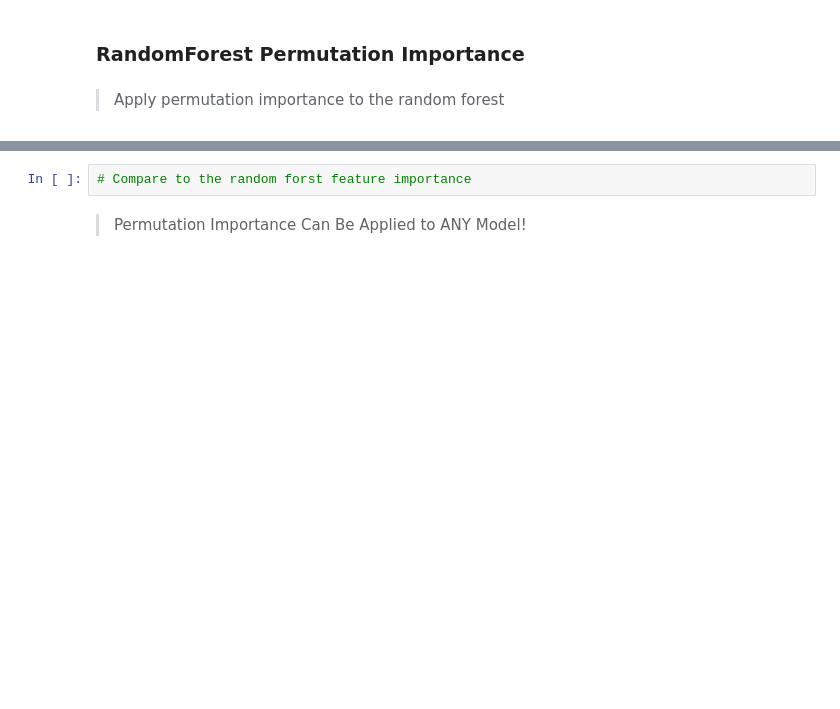
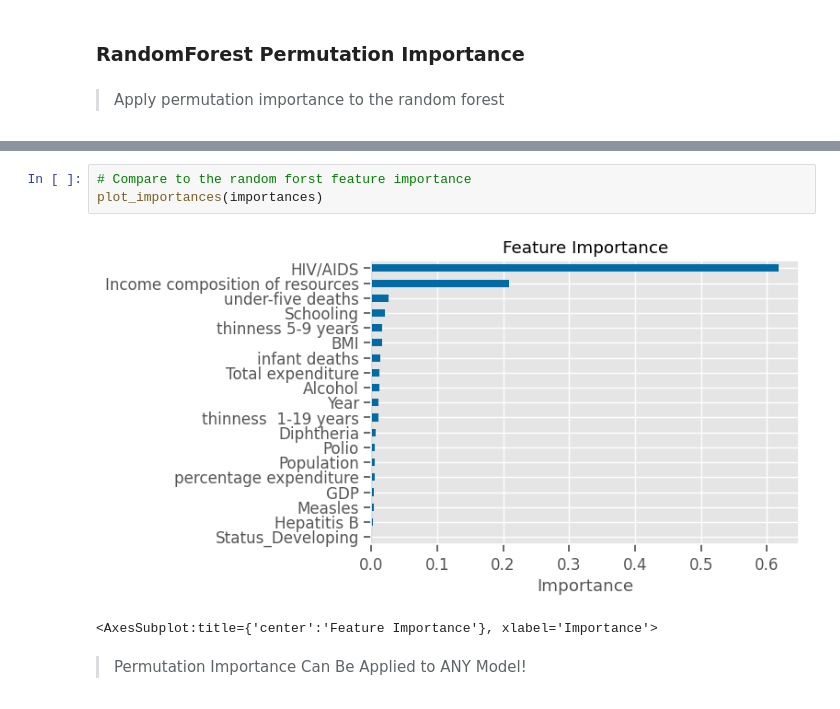
Before and after one commit to patelmedha/data-viz-wk17-codealongs-life-expectancy, a Jupyter notebook: Wk1-L02-CodeAlong-Life Expectancy.ipynb, the cells around one changed output, grey strips where cells are left out. Cells and saved outputs as stored; diff of their text form; blank space fills up the shorter version.

```diff
--- a/Wk1-L02-CodeAlong-Life Expectancy.ipynb
+++ b/Wk1-L02-CodeAlong-Life Expectancy.ipynb
@@ -246,5 +324,9 @@ from sklearn.inspection import permutation_importance
 # %%
 # Compare to the random forst feature importance
+plot_importances(importances)
+# %% [output]
+[figure, added]
+<AxesSubplot:title={'center':'Feature Importance'}, xlabel='Importance'>
 # %% [markdown]
 > Permutation Importance Can Be Applied to ANY Model!
 # %% [markdown]
```
Also changed, not shown: parts of 32 cells of this notebook.
